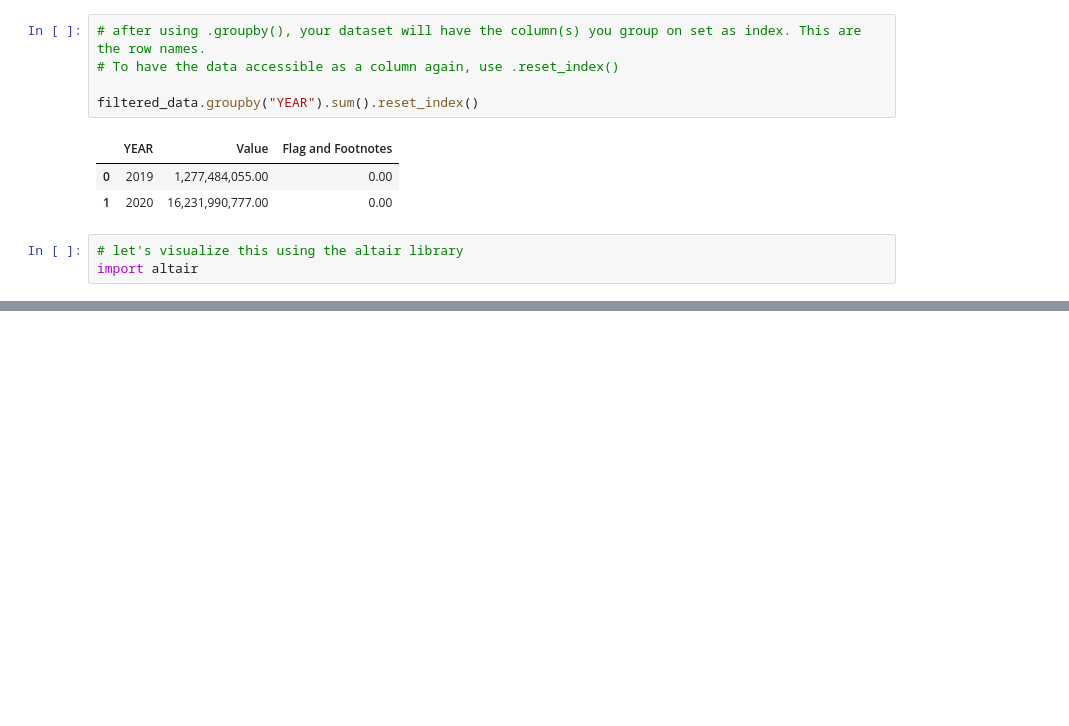
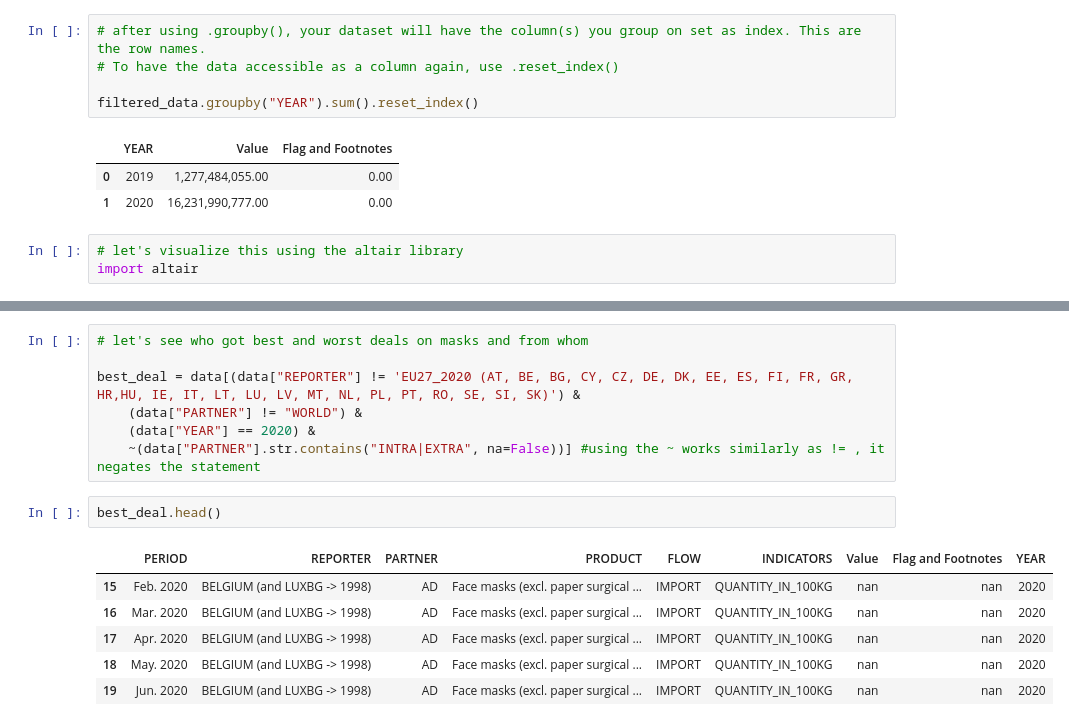
Before and after one commit to zufanka/DataAnalysisPython_DataHarvest2020, a Jupyter notebook: FILLED-IN_exploration_cleaning_workbook.ipynb, the cells around one changed output, grey strips where cells are left out. Saved outputs shown, nothing was run; the diff lists cells and outputs as text; blank space fills up the shorter version.

```diff
--- a/FILLED-IN_exploration_cleaning_workbook.ipynb
+++ b/FILLED-IN_exploration_cleaning_workbook.ipynb
@@ -397,0 +502,16 @@ quantities = ....
+# %%
+# let's see who got best and worst deals on masks and from whom
+
+best_deal = data[(data["REPORTER"] != 'EU27_2020 (AT, BE, BG, CY, CZ, DE, DK, EE, ES, FI, FR, GR, HR,HU, IE, IT, LT, LU, LV, MT, NL, PL, PT, RO, SE, SI, SK)') &
+    (data["PARTNER"] != "WORLD") &
+    (data["YEAR"] == 2020) &
+    ~(data["PARTNER"].str.contains("INTRA|EXTRA", na=False))] #using the ~ works similarly as != , it negates the statement
+# %%
+best_deal.head()
+# %% [output]
+|  | PERIOD | REPORTER | PARTNER | PRODUCT | FLOW | INDICATORS | Value | Flag and Footnotes | YEAR |
+| 15 | Feb. 2020 | BELGIUM (and LUXBG -> 1998) | AD | Face masks (excl. paper surgical ... | IMPORT | QUANTITY_IN_100KG | nan | nan | 2020 |
+| 16 | Mar. 2020 | BELGIUM (and LUXBG -> 1998) | AD | Face masks (excl. paper surgical ... | IMPORT | QUANTITY_IN_100KG | nan | nan | 2020 |
+| 17 | Apr. 2020 | BELGIUM (and LUXBG -> 1998) | AD | Face masks (excl. paper surgical ... | IMPORT | QUANTITY_IN_100KG | nan | nan | 2020 |
+| 18 | May. 2020 | BELGIUM (and LUXBG -> 1998) | AD | Face masks (excl. paper surgical ... | IMPORT | QUANTITY_IN_100KG | nan | nan | 2020 |
+| 19 | Jun. 2020 | BELGIUM (and LUXBG -> 1998) | AD | Face masks (excl. paper surgical ... | IMPORT | QUANTITY_IN_100KG | nan | nan | 2020 |
```
Also changed, not shown: parts of 28 cells of this notebook, 2 other files.
